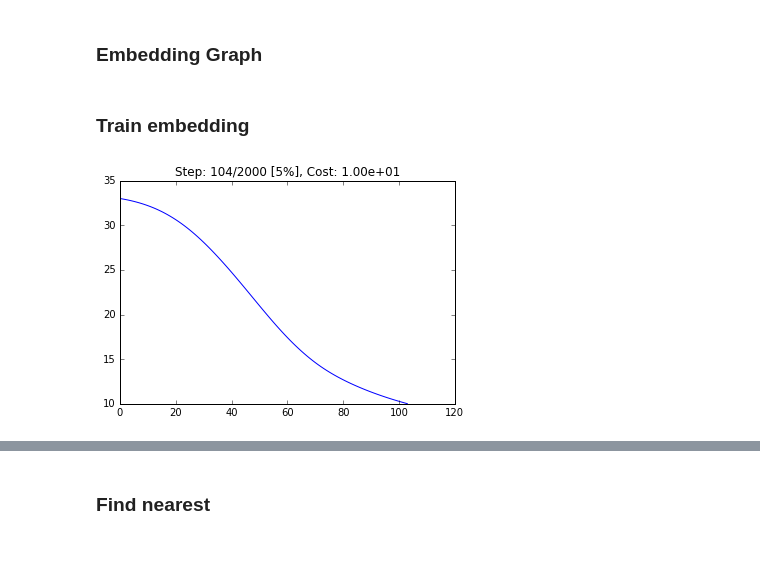
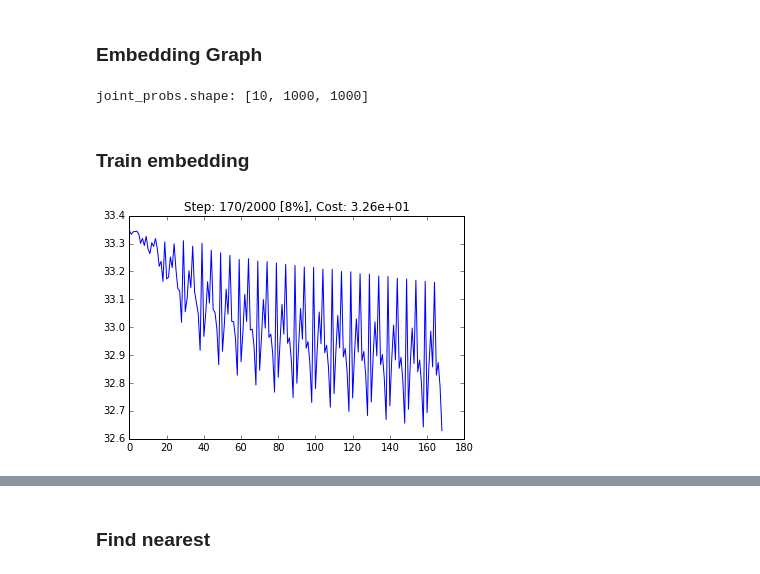
Before and after one commit to RomanKoshelev/deepcoins, a Jupyter notebook: embed_search.ipynb, the cells around one changed output, grey strips where cells are left out. Cells and saved outputs as stored; diff of their text form; code cells hidden in the pictures.

Commit message:
befor refactoring tsne batching

```diff
--- a/embed_search.ipynb
+++ b/embed_search.ipynb
@@ -39,7 +39,7 @@ def load_coins_dataset(ndata):
         path      = "/netforge/datasets/private/roman/coins/images",
         ndata     = ndata)
 # %%
-data_size = 30000
+data_size = 10000
 (
     image_shape,
     file_num,
@@ -81,9 +81,14 @@ Test images:
 # %%
 %%time
 
-# TODO: USE BATCH SIZE! instead of data_size
+batch_size = data_size // 10
+embed_dims = 7
 
-joint_probs = compute_joint_probabilities(train_images, batch_size=data_size, verbose=2)
+joint_probs = compute_joint_probabilities(
+    samples    = train_images,
+    batch_size = batch_size,
+    dims       = embed_dims,
+    verbose    = 2)
 # %% [output]
 Precomputing P-values...
 Computing pairwise distances...
@@ -124,7 +153,6 @@ def ConvNet(inputs, out_dim):
 ### Embedding Graph
 # %%
 learning_rate = 1e-4
-embed_dims    = 9
 tf.reset_default_graph()
 em_graph = tf.Graph()
 with em_graph.as_default():
@@ -134,16 +162,19 @@ with em_graph.as_default():
             probs_pl   = tf.placeholder(dtype=tf.float32, shape=joint_probs.shape)
             probs_var  = tf.Variable(probs_pl, trainable=False)
             embed_op   = Perceptron(images_pl, embed_dims)
-            embed_loss = tsne_loss(probs_var, data_size, embed_dims, embed_op)
+            embed_loss = tsne_loss(probs_var, batch_size, embed_dims, embed_op)
             train_op   = tf.train.AdamOptimizer(learning_rate).minimize(embed_loss)
-            init_op    =tf.global_variables_initializer()
+            init_op    = tf.global_variables_initializer()
+print("joint_probs.shape:", list(joint_probs.shape))
+# %% [output]
+joint_probs.shape: [10, 1000, 1000]
 # %% [markdown]
 ### Train embedding
 # %%
 %%time
 
 train_steps = 2000
-log_every   = 1
+log_every   = 10
 
 try:
     sess.close()
@@ -156,32 +187,32 @@ sess.run(init_op, feed_dict={probs_pl:joint_probs})
 
 def plot_costs(costs, step, step_num):
     plt.plot(costs)
     plt.title("Step: %d/%d [%.0f%%], Cost: %.2e" % (
         step+1, step_num, 100*(step+1)/step_num, costs[-1]))
     clear_output(True)
     plt.show()
 
 def get_next_batch(i, bs):
     imgs = train_images[i:i+bs]
     imgs = np.reshape(imgs, [-1,]+image_shape)
     lbls = train_labels[i:i+bs]
     i = (i + bs) % (len(train_images))
     return i, imgs, lbls
 
 def do_train(sess, tr_op, loss_op, inputs_pl, batch_sise, step_num):
     try:
         costs = []
         bi = 0
         for step in range(step_num):
             bi, images, _ = get_next_batch(bi, batch_sise)
             _, cost = sess.run([tr_op, loss_op], feed_dict={inputs_pl: images})
             costs.append(cost)
             if step % log_every == log_every-1:
                 plot_costs(costs, step, step_num)
     except KeyboardInterrupt:
         pass
     plot_costs(costs, step, step_num)
 
-do_train(sess, train_op, embed_loss, images_pl, data_size, train_steps)
+do_train(sess, train_op, embed_loss, images_pl, batch_size, train_steps)
 # %% [output]
-[figure, old version]
+[figure, new version]
```
Also changed, not shown: parts of 4 cells of this notebook, 1 other file.
